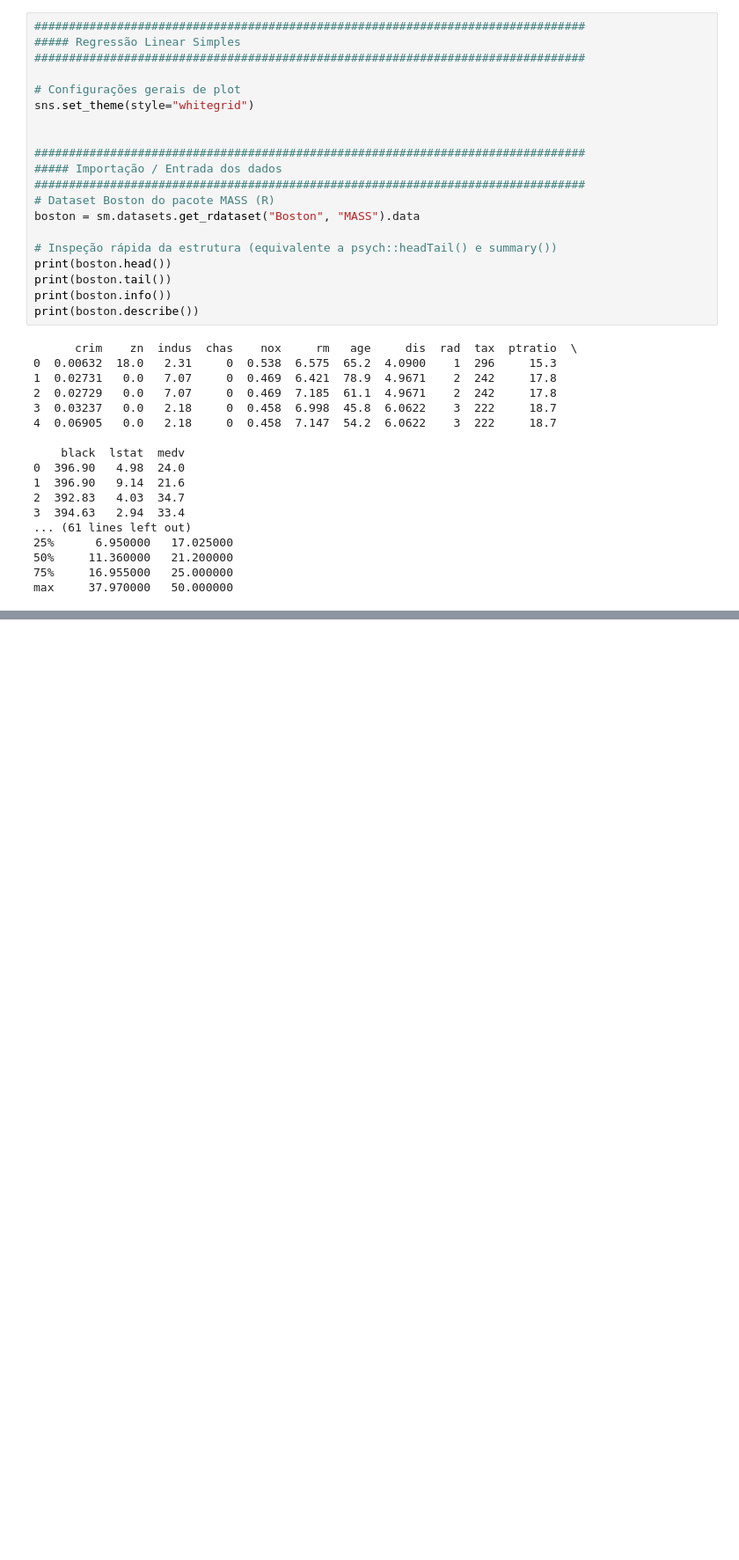
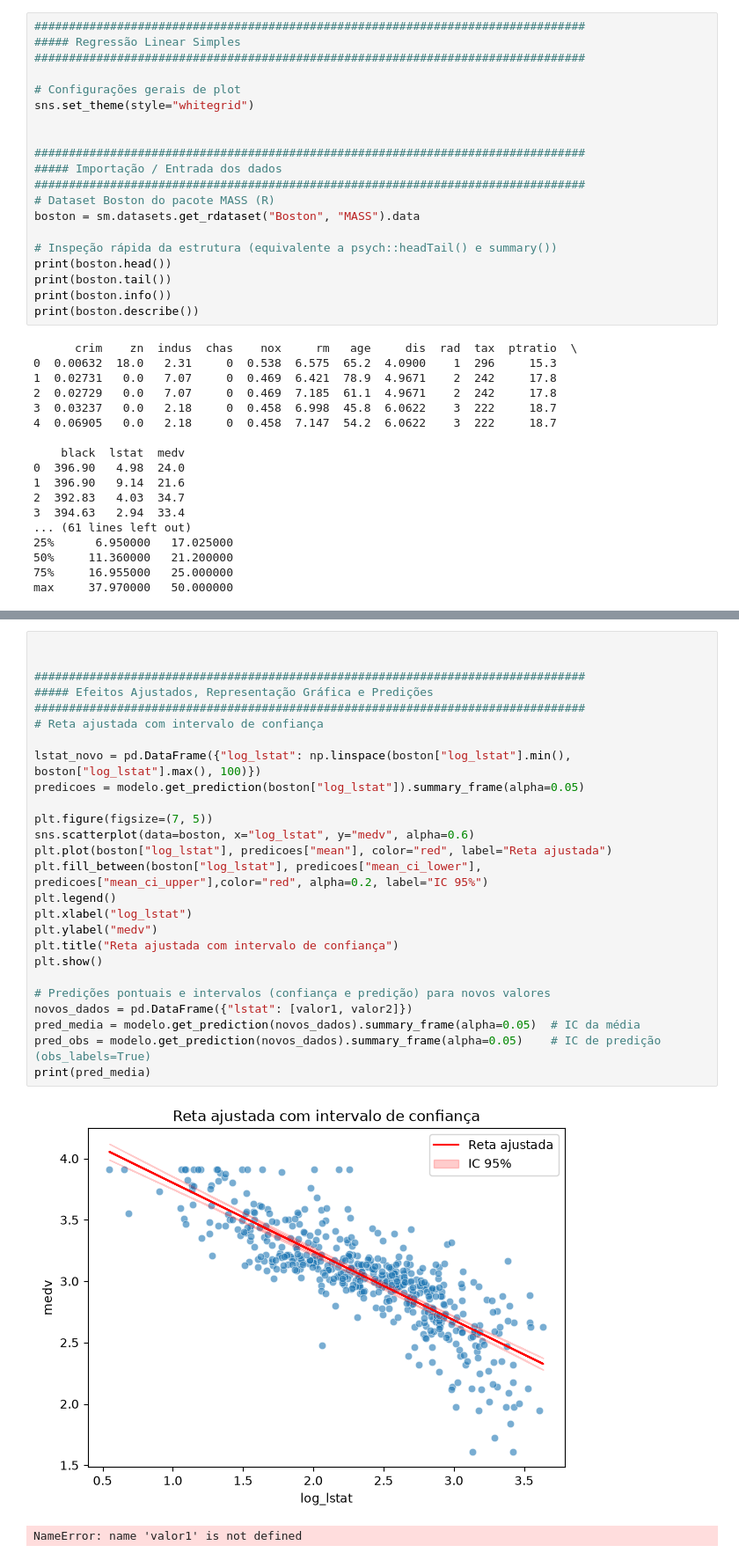
Before and after one commit to ClerenceSilva/KNN-LOESS-RLS, a Jupyter notebook: desafio 1/Códigos.ipynb, the cells around one changed output, grey strips where cells are left out. Shown at 88% size. Saved outputs shown, nothing was run; the diff lists cells and outputs as text; blank space fills up the shorter version.

```diff
--- a/desafio 1/Códigos.ipynb
+++ b/desafio 1/Códigos.ipynb
@@ -368,0 +224,29 @@ Distância de Cook, leverage e resíduos studentizados
+# %%
+
+
+################################################################################
+##### Efeitos Ajustados, Representação Gráfica e Predições
+################################################################################
+# Reta ajustada com intervalo de confiança
+
+lstat_novo = pd.DataFrame({"log_lstat": np.linspace(boston["log_lstat"].min(), boston["log_lstat"].max(), 100)})
+predicoes = modelo.get_prediction(boston["log_lstat"]).summary_frame(alpha=0.05)
+
+plt.figure(figsize=(7, 5))
+sns.scatterplot(data=boston, x="log_lstat", y="medv", alpha=0.6)
+plt.plot(boston["log_lstat"], predicoes["mean"], color="red", label="Reta ajustada")
+plt.fill_between(boston["log_lstat"], predicoes["mean_ci_lower"], predicoes["mean_ci_upper"],color="red", alpha=0.2, label="IC 95%")
+plt.legend()
+plt.xlabel("log_lstat")
+plt.ylabel("medv")
+plt.title("Reta ajustada com intervalo de confiança")
+plt.show()
+
+# Predições pontuais e intervalos (confiança e predição) para novos valores
+novos_dados = pd.DataFrame({"lstat": [valor1, valor2]})
+pred_media = modelo.get_prediction(novos_dados).summary_frame(alpha=0.05)  # IC da média
+pred_obs = modelo.get_prediction(novos_dados).summary_frame(alpha=0.05)    # IC de predição (obs_labels=True)
+print(pred_media)
+# %% [output]
+[figure, added]
+NameError: name 'valor1' is not defined
```
Also changed, not shown: parts of 6 cells of this notebook.
